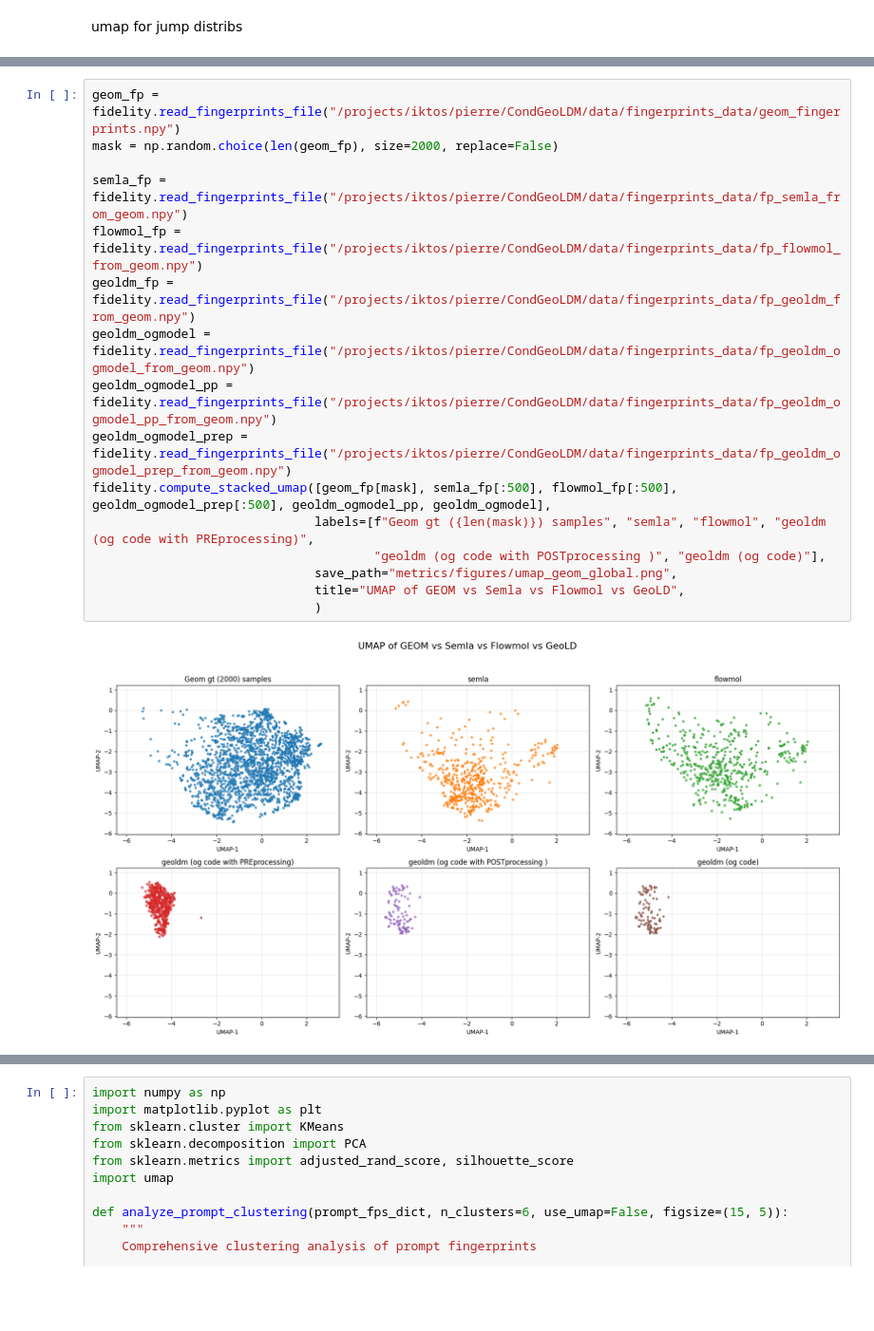
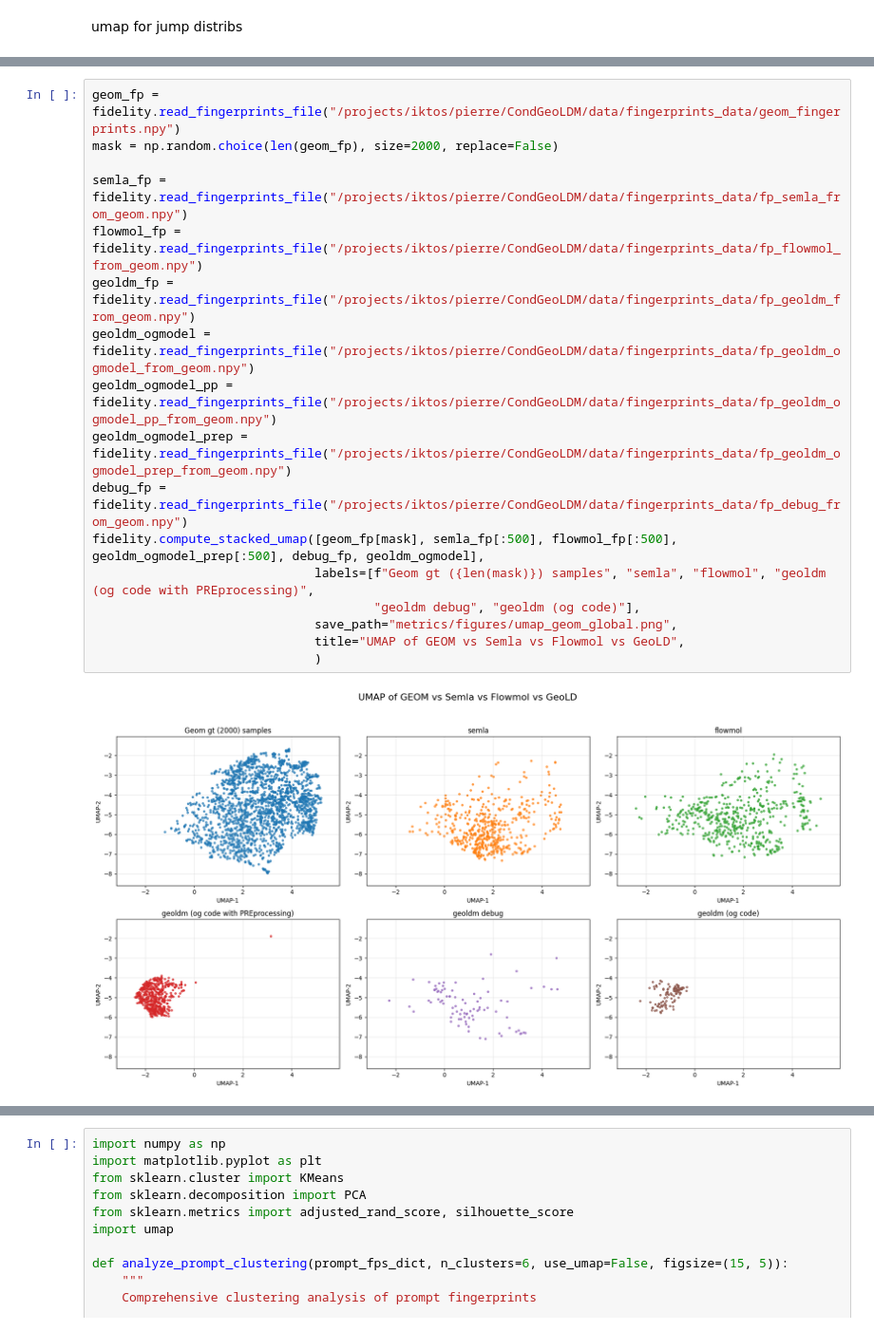
Before and after one commit to pierre-pauchet/Img2Mol, a Jupyter notebook: sandbox.ipynb, the cells around one changed output, grey strips where cells are left out. Shown at 95% size. Saved outputs shown, nothing was run; the diff lists cells and outputs as text; blank space fills up the shorter version.

```diff
--- a/sandbox.ipynb
+++ b/sandbox.ipynb
@@ -314,18 +325,19 @@ NameError: name 'np' is not defined
 # %%
 geom_fp = fidelity.read_fingerprints_file("/projects/iktos/pierre/CondGeoLDM/data/fingerprints_data/geom_fingerprints.npy")
 mask = np.random.choice(len(geom_fp), size=2000, replace=False)
 
 semla_fp = fidelity.read_fingerprints_file("/projects/iktos/pierre/CondGeoLDM/data/fingerprints_data/fp_semla_from_geom.npy")
 flowmol_fp = fidelity.read_fingerprints_file("/projects/iktos/pierre/CondGeoLDM/data/fingerprints_data/fp_flowmol_from_geom.npy")
 geoldm_fp = fidelity.read_fingerprints_file("/projects/iktos/pierre/CondGeoLDM/data/fingerprints_data/fp_geoldm_from_geom.npy")
 geoldm_ogmodel = fidelity.read_fingerprints_file("/projects/iktos/pierre/CondGeoLDM/data/fingerprints_data/fp_geoldm_ogmodel_from_geom.npy")
 geoldm_ogmodel_pp = fidelity.read_fingerprints_file("/projects/iktos/pierre/CondGeoLDM/data/fingerprints_data/fp_geoldm_ogmodel_pp_from_geom.npy")
 geoldm_ogmodel_prep = fidelity.read_fingerprints_file("/projects/iktos/pierre/CondGeoLDM/data/fingerprints_data/fp_geoldm_ogmodel_prep_from_geom.npy")
-fidelity.compute_stacked_umap([geom_fp[mask], semla_fp[:500], flowmol_fp[:500], geoldm_ogmodel_prep[:500], geoldm_ogmodel_pp, geoldm_ogmodel],
+debug_fp = fidelity.read_fingerprints_file("/projects/iktos/pierre/CondGeoLDM/data/fingerprints_data/fp_debug_from_geom.npy")
+fidelity.compute_stacked_umap([geom_fp[mask], semla_fp[:500], flowmol_fp[:500], geoldm_ogmodel_prep[:500], debug_fp, geoldm_ogmodel],
                               labels=[f"Geom gt ({len(mask)}) samples", "semla", "flowmol", "geoldm (og code with PREprocessing)",
-                                      "geoldm (og code with POSTprocessing )", "geoldm (og code)"],
+                                      "geoldm debug", "geoldm (og code)"],
                               save_path="metrics/figures/umap_geom_global.png",
                               title="UMAP of GEOM vs Semla vs Flowmol vs GeoLD",
                               )
 # %% [output]
-[figure, old version]
+[figure, new version]
```
Also changed, not shown: parts of 3 cells of this notebook, 7 other files.
